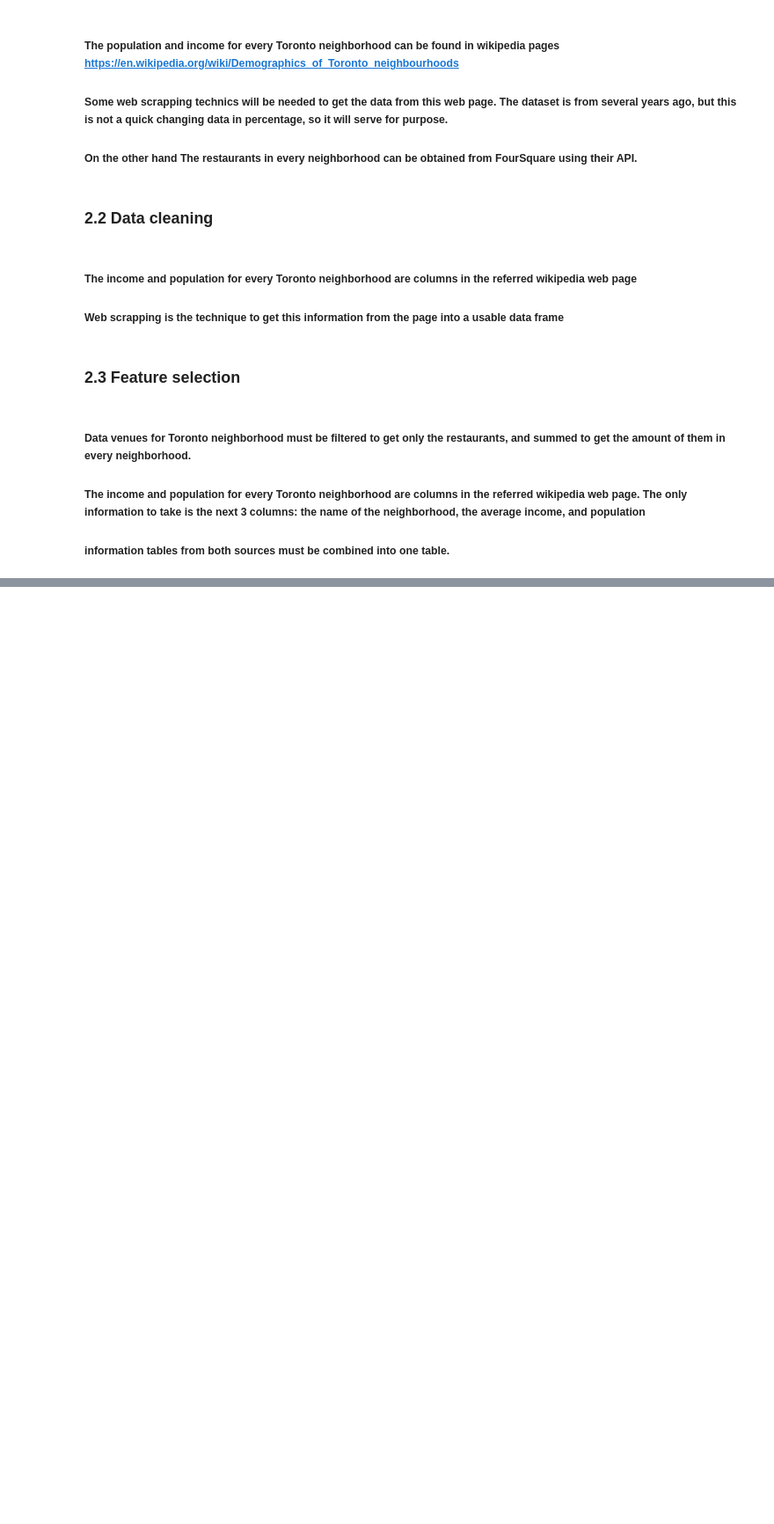
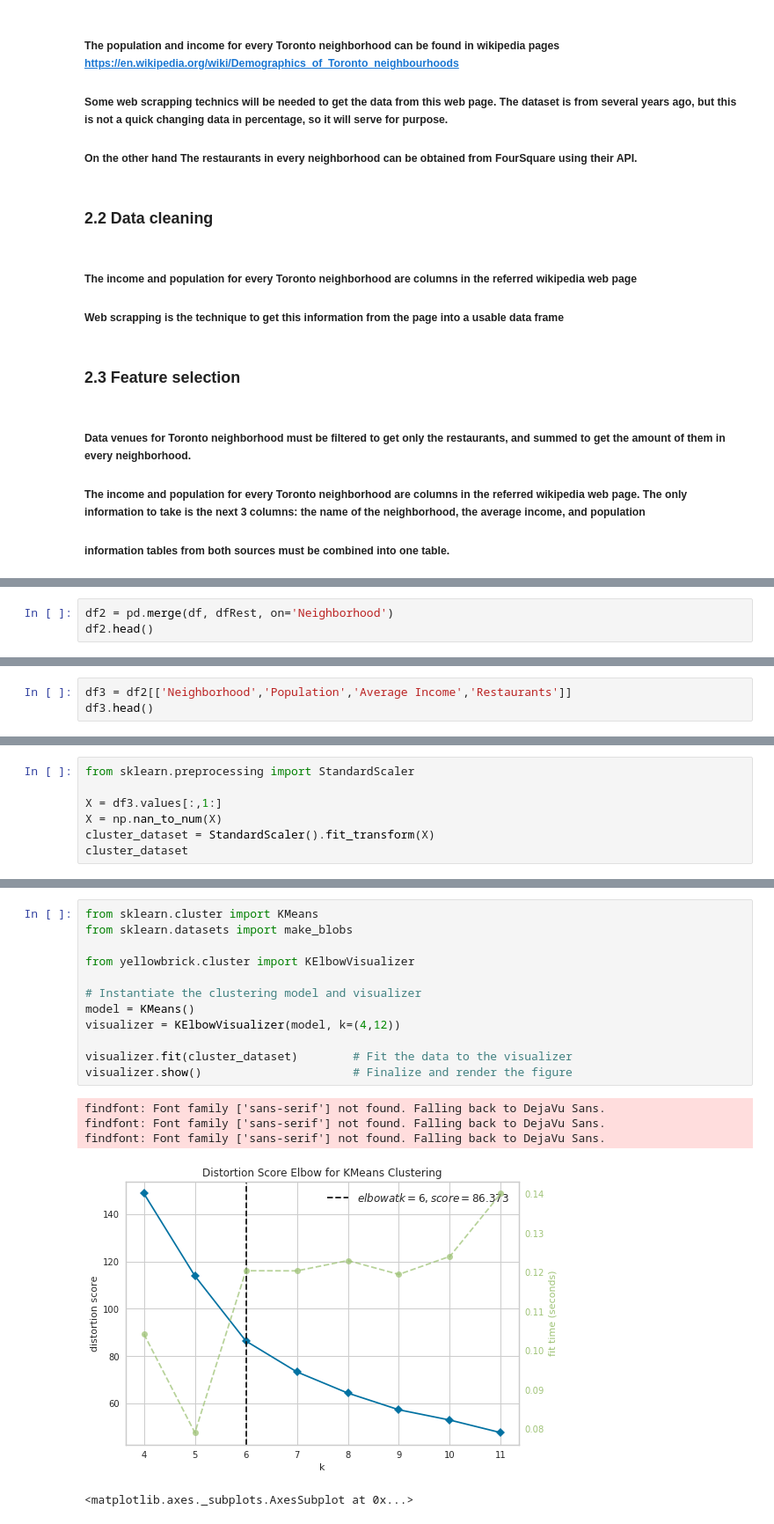
Before and after one commit to MiguelTamaritCortina/github-coursera, a Jupyter notebook: SelectNeighborhoodForNewBusiness.ipynb, the cells around one changed output, grey strips where cells are left out. Shown at 88% size. Saved outputs shown, nothing was run; the diff lists cells and outputs as text; blank space fills up the shorter version.

```diff
--- a/SelectNeighborhoodForNewBusiness.ipynb
+++ b/SelectNeighborhoodForNewBusiness.ipynb
@@ -43,0 +405,3 @@
+# %%
+df2 = pd.merge(df, dfRest, on='Neighborhood')
+df2.head()
@@ -43,0 +415,3 @@
+# %%
+df3 = df2[['Neighborhood','Population','Average Income','Restaurants']]
+df3.head()
@@ -43,0 +427,7 @@
+# %%
+from sklearn.preprocessing import StandardScaler
+
+X = df3.values[:,1:]
+X = np.nan_to_num(X)
+cluster_dataset = StandardScaler().fit_transform(X)
+cluster_dataset
@@ -43,0 +473,18 @@
+# %%
+from sklearn.cluster import KMeans
+from sklearn.datasets import make_blobs
+
+from yellowbrick.cluster import KElbowVisualizer
+
+# Instantiate the clustering model and visualizer
+model = KMeans()
+visualizer = KElbowVisualizer(model, k=(4,12))
+
+visualizer.fit(cluster_dataset)        # Fit the data to the visualizer
+visualizer.show()                      # Finalize and render the figure
+# %% [output]
+findfont: Font family ['sans-serif'] not found. Falling back to DejaVu Sans.
+findfont: Font family ['sans-serif'] not found. Falling back to DejaVu Sans.
+findfont: Font family ['sans-serif'] not found. Falling back to DejaVu Sans.
+[figure, added]
+<matplotlib.axes._subplots.AxesSubplot at 0x...>
```
Also changed, not shown: parts of 39 cells of this notebook, 2 other files.
